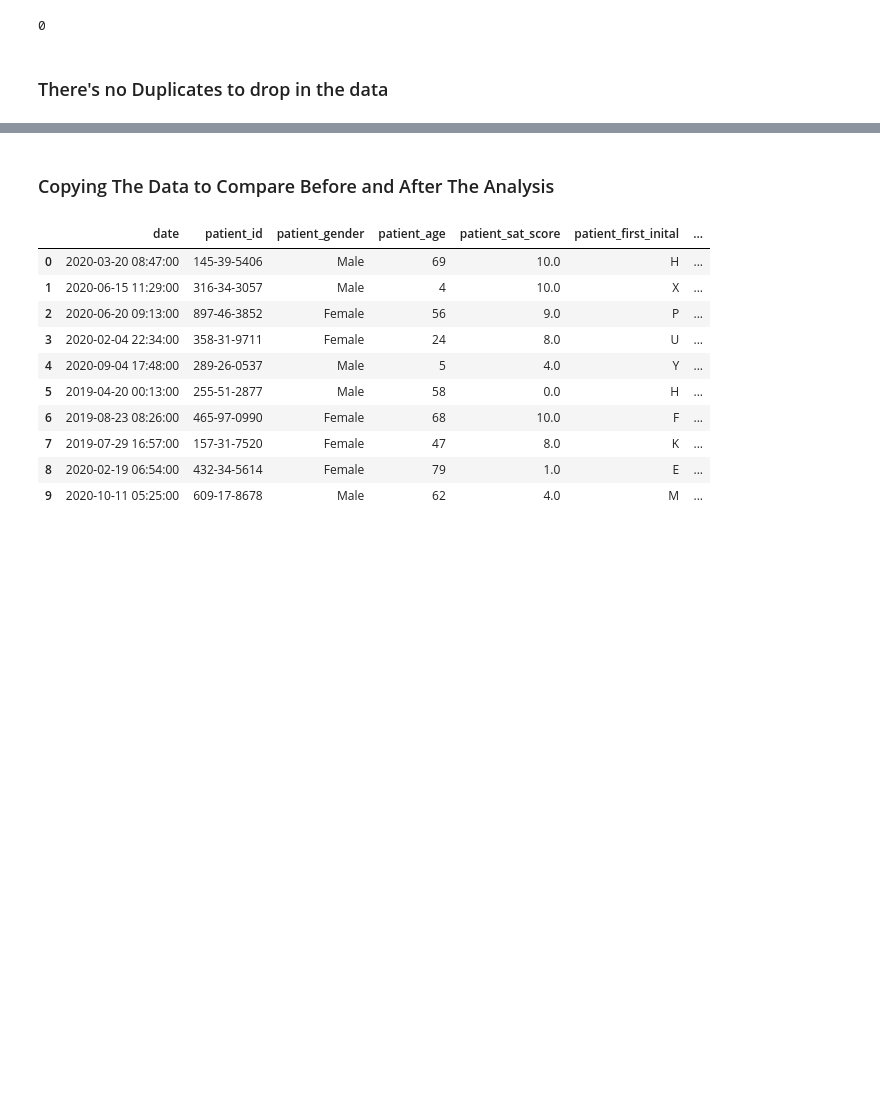
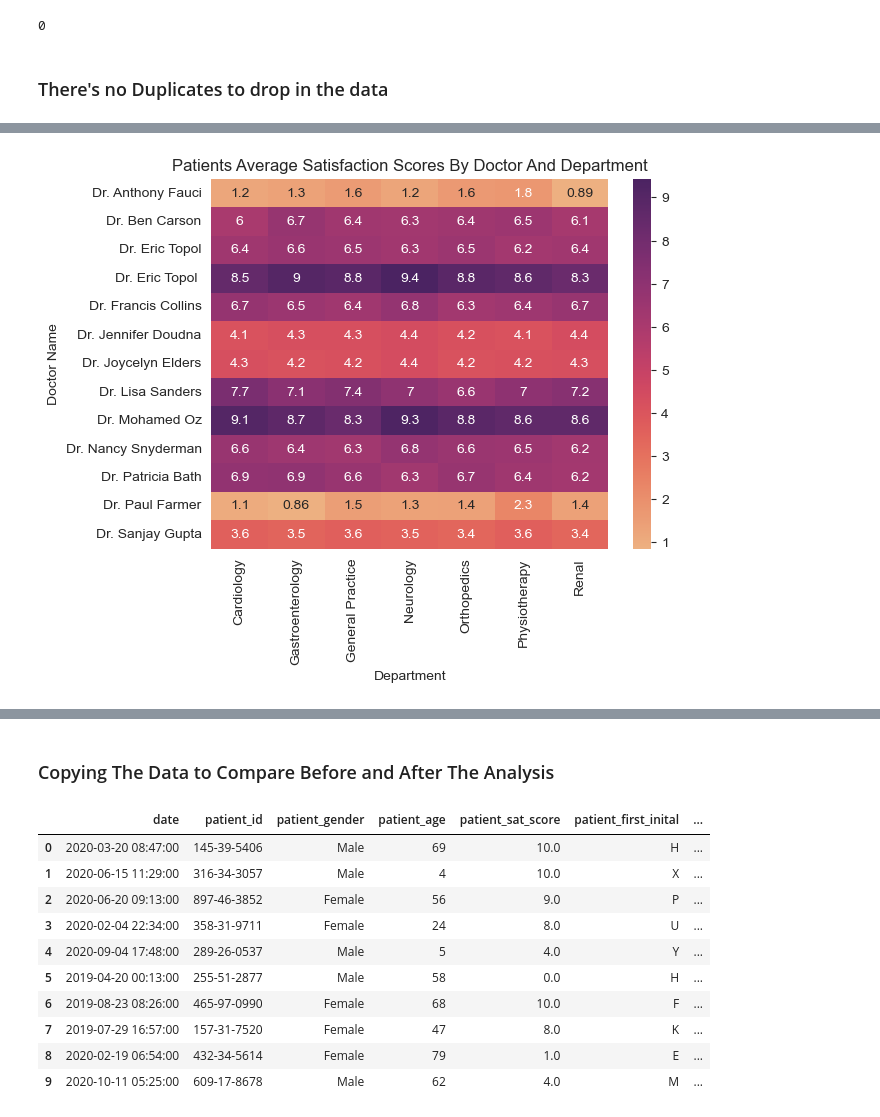
Before and after one commit to Ahmed-level0/Cleaning-Hospital-Data, a Jupyter notebook: cleaningH.ipynb, the cells around one changed output, grey strips where cells are left out. Drawn from its saved outputs; the diff is of its cells as text; code cells hidden in the pictures; blank space fills up the shorter version.

```diff
--- a/cleaningH.ipynb
+++ b/cleaningH.ipynb
@@ -42,3 +44,6 @@ print(hospital_data.duplicated().sum())
 0
 # %% [markdown]
 <h3>There's no Duplicates to drop in the data</h3>
+# %%
+pivot_table = hospital_data_copy.pivot_table(values= 'patient_sat_score', index= 'Doctor', aggfunc= 'mean', columns= 'department_referral')
+pivot_table
@@ -44,0 +66,8 @@ print(hospital_data.duplicated().sum())
+# %%
+sns.heatmap(data = pivot_table, cmap= 'flare', annot = True)
+plt.xlabel("Department")
+plt.ylabel("Doctor Name")
+plt.title("Patients Average Satisfaction Scores By Doctor And Department")
+plt.show()
+# %% [output]
+[figure, added]
```
Also changed, not shown: parts of 8 cells of this notebook.
